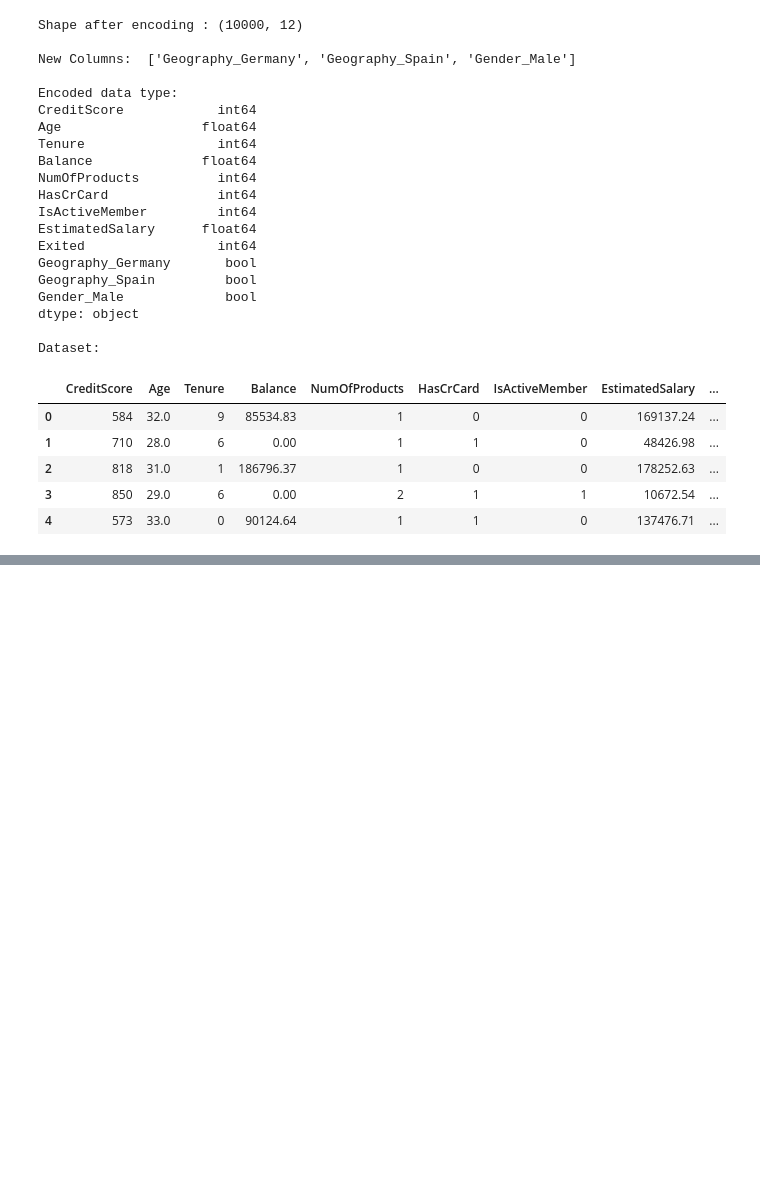
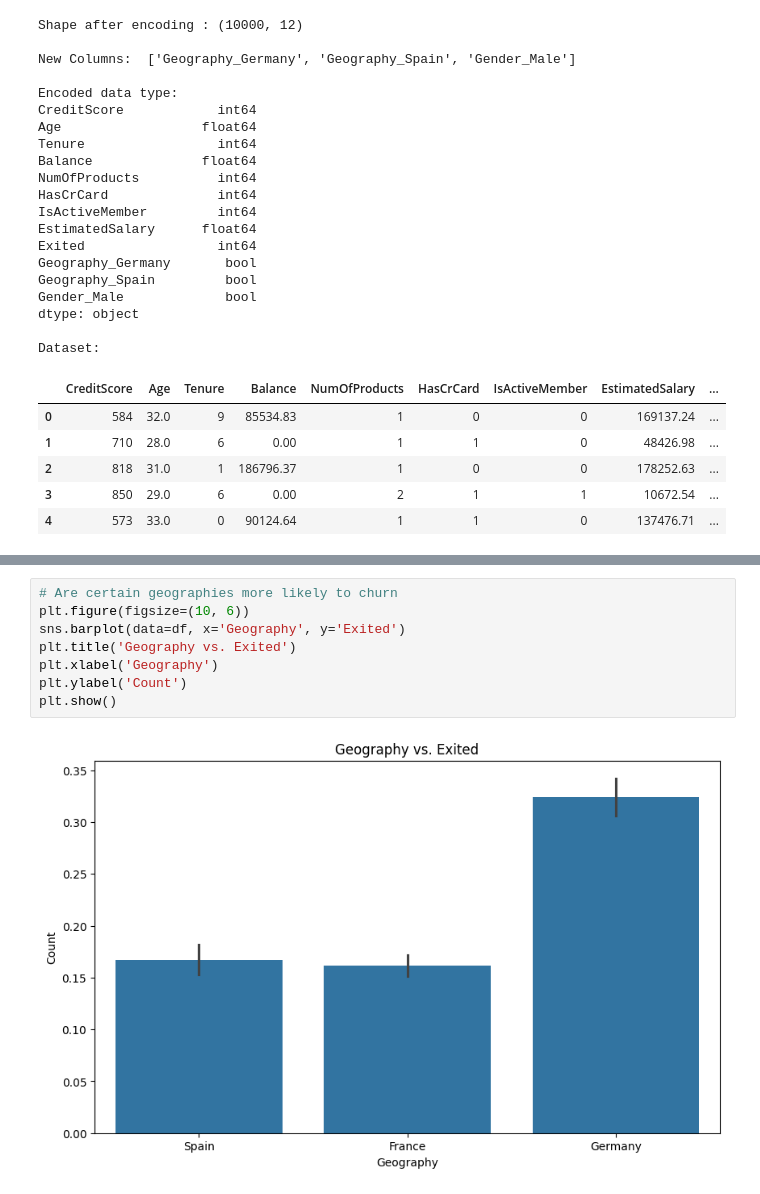
Before and after one commit to Kanakbaghel/Bank_Customer_Churn_Analysis, a Jupyter notebook: Copy of Netflix_EDA.ipynb, the cells around one changed output, grey strips where cells are left out. Cells and saved outputs as stored; diff of their text form; blank space fills up the shorter version.

```diff
--- a/Copy of Netflix_EDA.ipynb
+++ b/Copy of Netflix_EDA.ipynb
@@ -294,0 +394,10 @@ Dataset:
+# %%
+# Are certain geographies more likely to churn
+plt.figure(figsize=(10, 6))
+sns.barplot(data=df, x='Geography', y='Exited')
+plt.title('Geography vs. Exited')
+plt.xlabel('Geography')
+plt.ylabel('Count')
+plt.show()
+# %% [output]
+[figure, added]
```
Also changed, not shown: parts of 17 cells of this notebook.
